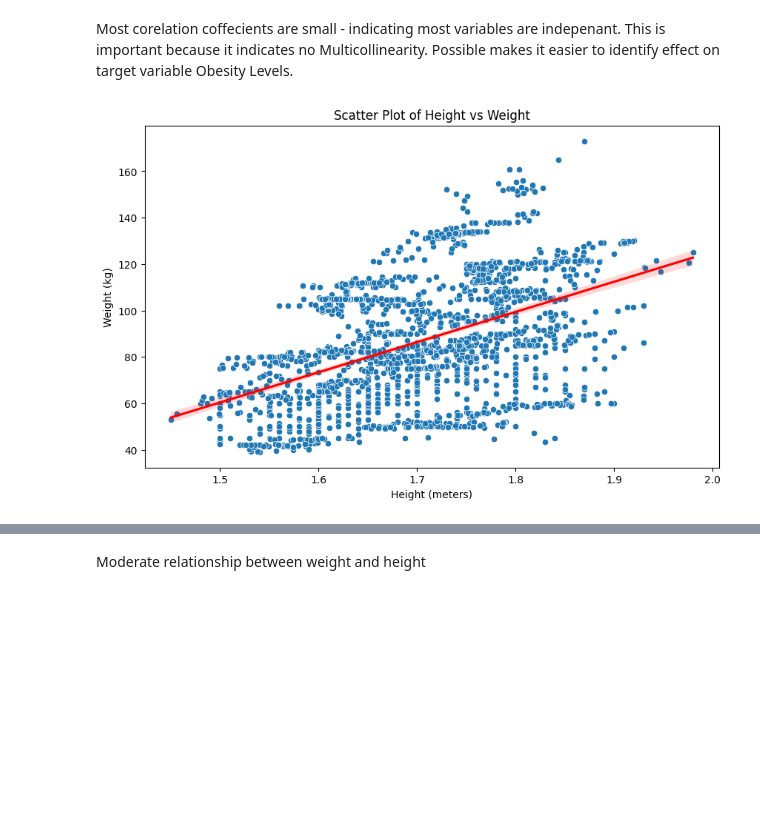
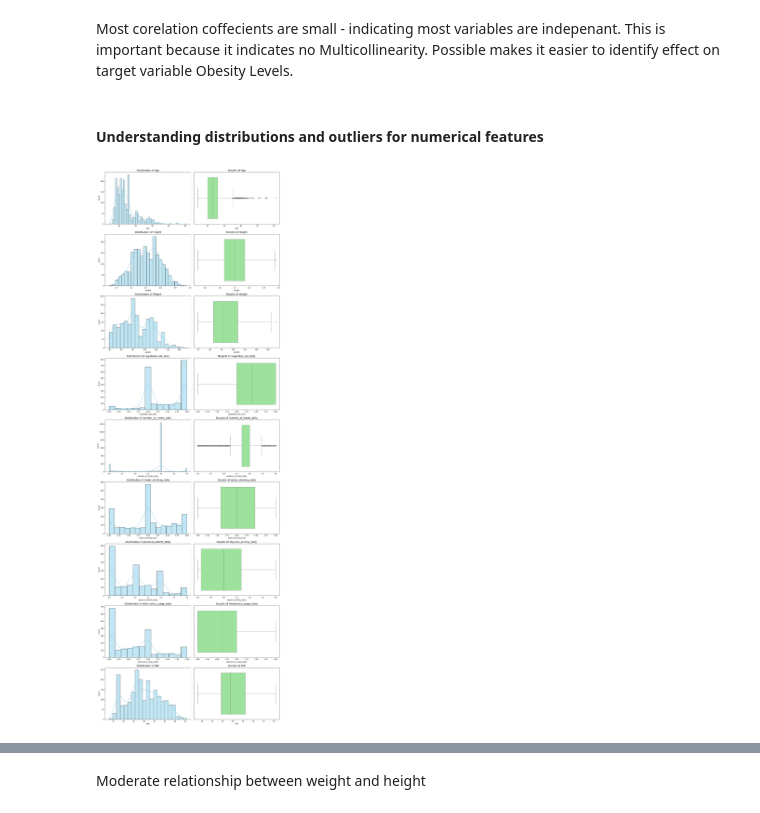
Before and after one commit to mojodean/aai-500-project-obesity-levels, a Jupyter notebook: obesity-levels.ipynb, the cells around one changed output, grey strips where cells are left out. Saved outputs shown, nothing was run; the diff lists cells and outputs as text; code cells hidden in the pictures; blank space fills up the shorter version.

```diff
--- a/obesity-levels.ipynb
+++ b/obesity-levels.ipynb
@@ -137,15 +189,28 @@ plt.show()
 # %% [markdown]
 Most corelation coffecients are small - indicating most variables are indepenant. This is important because it indicates no Multicollinearity. Possible makes it easier to identify effect on target variable Obesity Levels.
-# %%
-import matplotlib.pyplot as plt
-import seaborn as sns
-
-plt.figure(figsize=(10, 6))
-sns.scatterplot(x='Height', y='Weight', data=obesity)  # replace with your dataframe
-sns.regplot(x='Height', y='Weight', data=obesity, scatter=False, color='red')
-plt.title('Scatter Plot of Height vs Weight')
-plt.xlabel('Height (meters)')
-plt.ylabel('Weight (kg)')
-plt.show()
-# %% [output]
-[figure, removed]
+# %% [markdown]
+#### Understanding distributions and outliers for numerical features
+# %%
+# Select only numerical columns from the DataFrame
+numerical_cols = obesity.select_dtypes(include=['float64', 'int64']).columns
+
+# Set up the figure size based on the number of numerical variables
+plt.figure(figsize=(15, len(numerical_cols) * 5))
+
+# Loop through each numerical column
+for i, col in enumerate(numerical_cols):
+    # Distribution plot (Histogram + KDE)
+    plt.subplot(len(numerical_cols), 2, 2 * i + 1)
+    sns.histplot(obesity[col], kde=True, color='skyblue')
+    plt.title(f'Distribution of {col}', fontsize=14)
+
+    # Boxplot
+    plt.subplot(len(numerical_cols), 2, 2 * i + 2)
+    sns.boxplot(x=obesity[col], color='lightgreen')
+    plt.title(f'Boxplot of {col}', fontsize=14)
+
+# Adjust layout
+plt.tight_layout()
+plt.show()
+# %% [output]
+[figure, added]
```
Also changed, not shown: parts of 15 cells of this notebook, 1 other file.
